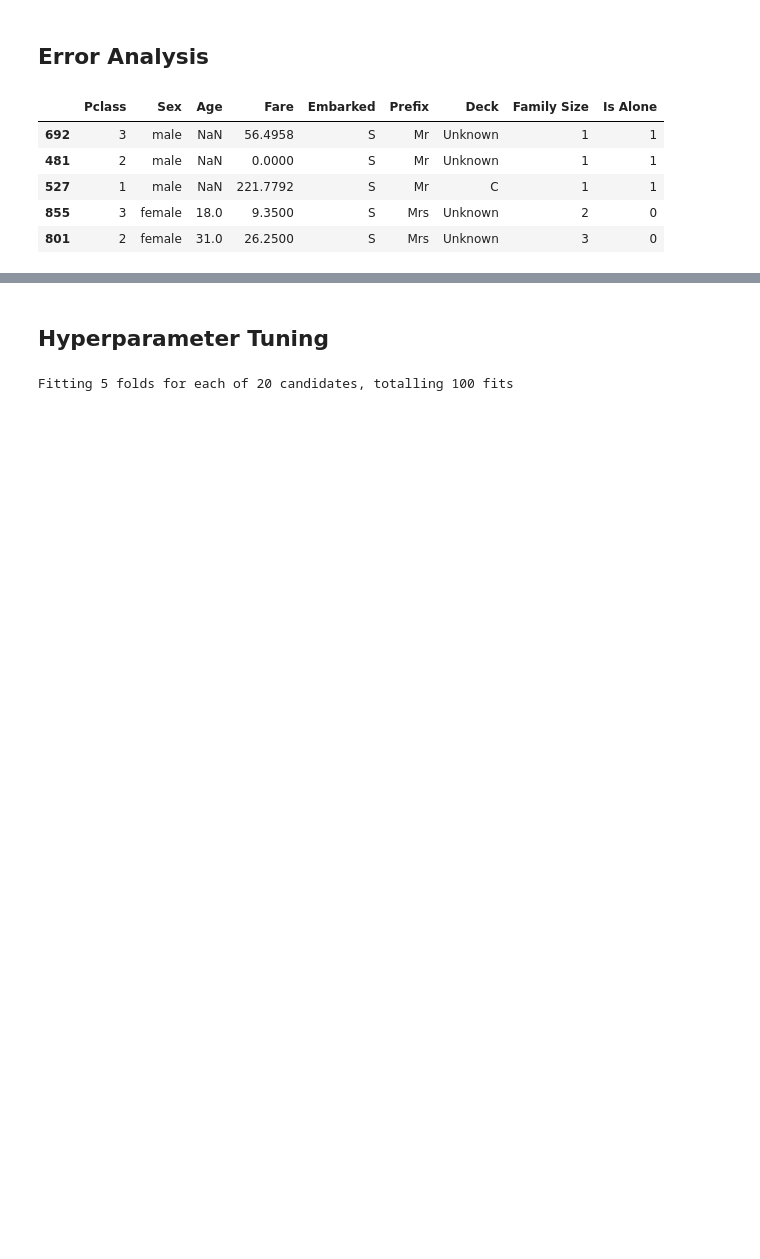
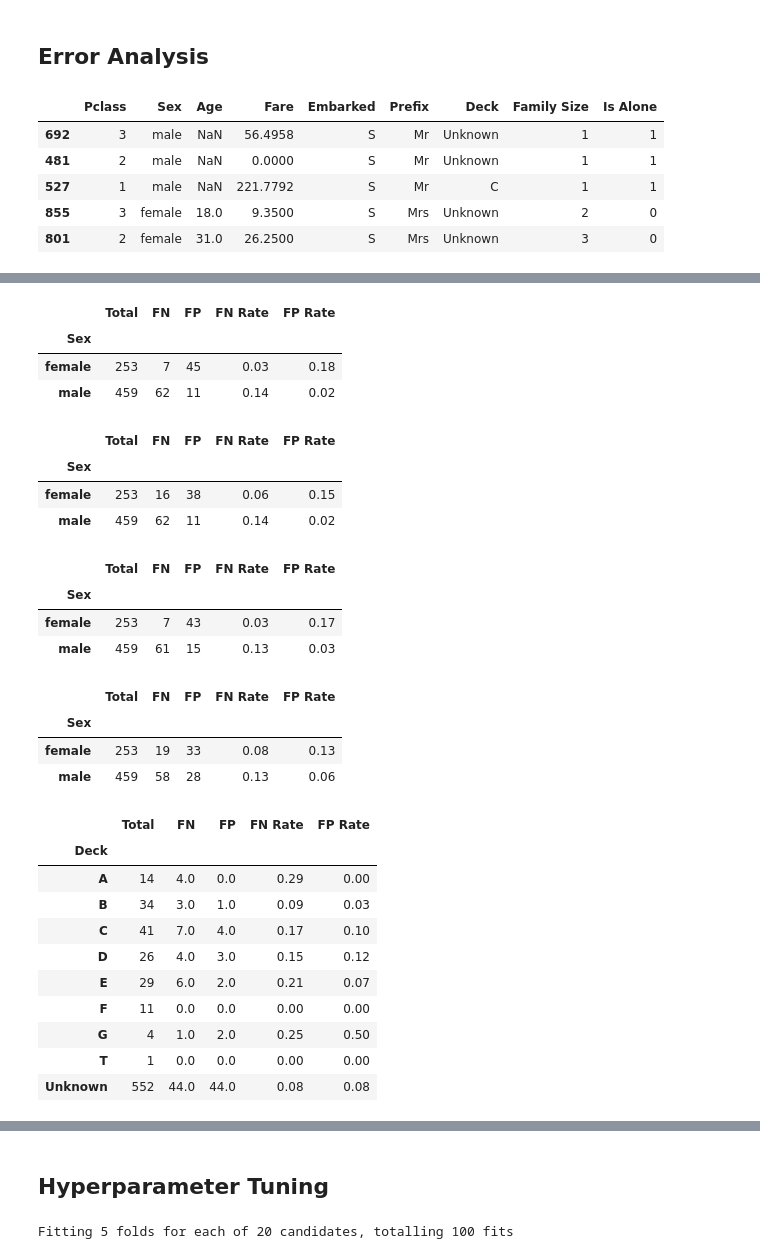
Before and after one commit to neckpuck/titanic-survival-prediction, a Jupyter notebook: notebook/titanic-survival-prediction.ipynb, the cells around one changed output, grey strips where cells are left out. Drawn from its saved outputs; the diff is of its cells as text; code cells hidden in the pictures; blank space fills up the shorter version.

```diff
--- a/notebook/titanic-survival-prediction.ipynb
+++ b/notebook/titanic-survival-prediction.ipynb
@@ -751,0 +665,52 @@ Name: count, dtype: int64
+# %%
+def error_rate_by_group(df, group_column, y_true, y_pred):
+    total = df[group_column].value_counts().sort_index()
+    fn = df[(y_true == 1) & (y_pred == 0)][group_column].value_counts().sort_index()
+    fp = df[(y_true == 0) & (y_pred == 1)][group_column].value_counts().sort_index()
+
+    res = pd.DataFrame({"Total": total, "FN": fn, "FP": fp}).fillna(0)
+    res["FN Rate"] = np.round(res["FN"].values / res["Total"].values, 2)
+    res["FP Rate"] = np.round(res["FP"].values / res["Total"].values, 2)
+    return res
+# %%
+error_rate_by_group(train_titanic_eng, "Sex", train_labels_titanic, preds_lin_svc)
+# %% [output]
+|  | Total | FN | FP | FN Rate | FP Rate |
+| Sex |  |  |  |  |  |
+| female | 253 | 7 | 45 | 0.03 | 0.18 |
+| male | 459 | 62 | 11 | 0.14 | 0.02 |
+# %%
+error_rate_by_group(train_titanic_eng, "Sex", train_labels_titanic, preds_svc)
+# %% [output]
+|  | Total | FN | FP | FN Rate | FP Rate |
+| Sex |  |  |  |  |  |
+| female | 253 | 16 | 38 | 0.06 | 0.15 |
+| male | 459 | 62 | 11 | 0.14 | 0.02 |
+# %%
+error_rate_by_group(train_titanic_eng, "Sex", train_labels_titanic, preds_logreg)
+# %% [output]
+|  | Total | FN | FP | FN Rate | FP Rate |
+| Sex |  |  |  |  |  |
+| female | 253 | 7 | 43 | 0.03 | 0.17 |
+| male | 459 | 61 | 15 | 0.13 | 0.03 |
+# %%
+error_rate_by_group(train_titanic_eng, "Sex", train_labels_titanic, preds_rf)
+# %% [output]
+|  | Total | FN | FP | FN Rate | FP Rate |
+| Sex |  |  |  |  |  |
+| female | 253 | 19 | 33 | 0.08 | 0.13 |
+| male | 459 | 58 | 28 | 0.13 | 0.06 |
+# %%
+error_rate_by_group(train_titanic_eng, "Deck", train_labels_titanic, preds_lin_svc)
+# %% [output]
+|  | Total | FN | FP | FN Rate | FP Rate |
+| Deck |  |  |  |  |  |
+| A | 14 | 4.0 | 0.0 | 0.29 | 0.00 |
+| B | 34 | 3.0 | 1.0 | 0.09 | 0.03 |
+| C | 41 | 7.0 | 4.0 | 0.17 | 0.10 |
+| D | 26 | 4.0 | 3.0 | 0.15 | 0.12 |
+| E | 29 | 6.0 | 2.0 | 0.21 | 0.07 |
+| F | 11 | 0.0 | 0.0 | 0.00 | 0.00 |
+| G | 4 | 1.0 | 2.0 | 0.25 | 0.50 |
+| T | 1 | 0.0 | 0.0 | 0.00 | 0.00 |
+| Unknown | 552 | 44.0 | 44.0 | 0.08 | 0.08 |
```
Also changed, not shown: parts of 58 cells of this notebook.
